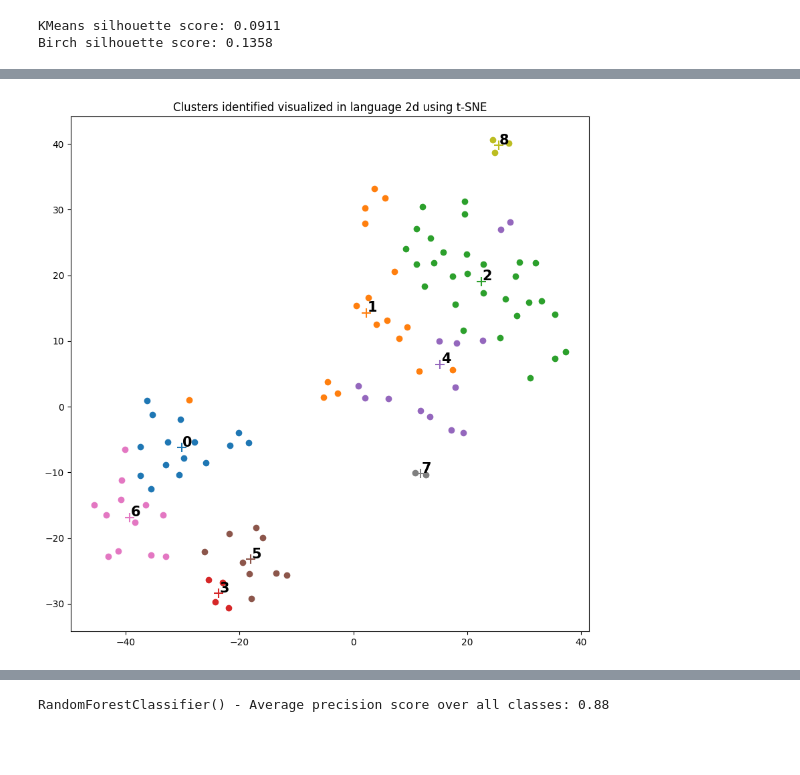
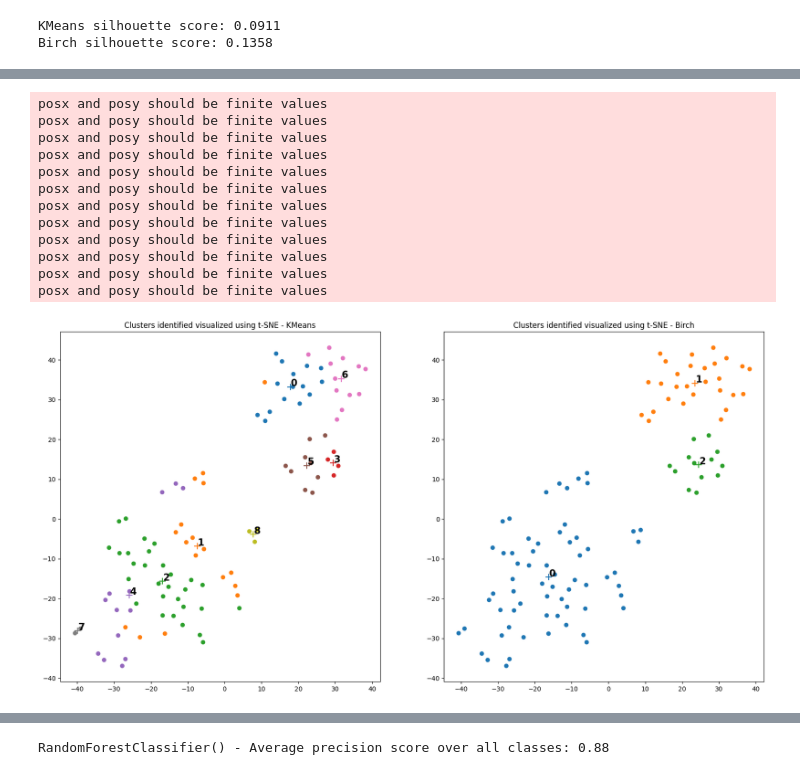
Before and after one commit to odu-emse/mms, a Jupyter notebook: gpt.ipynb, the cells around one changed output, grey strips where cells are left out. Drawn from its saved outputs; the diff is of its cells as text; code cells hidden in the pictures; blank space fills up the shorter version.

```diff
--- a/gpt.ipynb
+++ b/gpt.ipynb
@@ -280,8 +283,13 @@ df.head()
 # merge features and transcript columns
 
 df["combined"] = (
-  "Title: " + df.name.str.strip() + "; Description: " + df.features.str.strip() + "; Transcript: " + df.transcript.str.strip()
-  )
+    "Title: "
+    + df.name.str.strip()
+    + "; Description: "
+    + df.features.str.strip()
+    + "; Transcript: "
+    + df.transcript.str.strip()
+)
 
 df = df.drop(columns=["transcript", "features"])
 
@@ -394,7 +458,7 @@ cluster_results_km.head()
 # %%
 n_clusters = best_k
 
-kmeans = KMeans(n_clusters=n_clusters, init="k-means++", random_state=42, n_init='auto')
+kmeans = KMeans(n_clusters=n_clusters, init="k-means++", random_state=42, n_init="auto")
 kmeans.fit(matrix_copy)
 labels = kmeans.labels_
 df["cluster"] = labels
@@ -402,7 +466,12 @@ df["cluster"] = labels
 birch = Birch(n_clusters=best_birch, threshold=best_threshold)
 birch.fit(matrix_copy)
 labels = birch.predict(matrix_copy)
-df['birch'] = labels
+df["birch"] = labels
+
+dbscan = DBSCAN(eps=best_eps, min_samples=best_min_samples)
+dbscan.fit(matrix_copy)
+labels = dbscan.labels_
+df["dbscan"] = labels
 # %% [markdown]
 # Evaluation
 # %%
@@ -417,36 +497,61 @@ Birch silhouette score: 0.1358
 # %%
 from sklearn.manifold import TSNE
 import matplotlib.pyplot as plt
 import seaborn as sns
 
-tsne = TSNE(n_components=2, perplexity=16, random_state=42, init="random", learning_rate=200)
+tsne = TSNE(
+    n_components=2, perplexity=16, random_state=42, init="random", learning_rate=200
+)
 vis_dims2 = tsne.fit_transform(matrix)
 
 x = [x for x, y in vis_dims2]
 y = [y for x, y in vis_dims2]
 
 if n_clusters > 10:
-  palette = sns.color_palette("tab20", n_clusters).as_hex()
+    palette = sns.color_palette("tab20", n_clusters).as_hex()
 else:
-  palette = sns.color_palette("tab10", n_clusters).as_hex()
+    palette = sns.color_palette("tab10", n_clusters).as_hex()
 
-plt.figure(figsize=(10, 10))
+fig, ax = plt.subplots(1, 2, figsize=(20, 10))
+
+# plt.scatter(x, y, alpha=1, ax=ax[0])
 
 for category, color in enumerate(palette):
-  xs = np.array(x)[df.cluster == category]
-  ys = np.array(y)[df.cluster == category]
-  plt.scatter(xs, ys, color=color, alpha=1)
+    xs = np.array(x)[df.cluster == category]
+    ys = np.array(y)[df.cluster == category]
+    avg_x = xs.mean()
+    avg_y = ys.mean()
 
-  avg_x = xs.mean()
-  avg_y = ys.mean()
+    ax[0].scatter(xs, ys, color=color, alpha=1)
+    ax[0].text(avg_x + 0.15, avg_y + 0.15, category, fontsize=15, fontweight="bold")
+    ax[0].scatter(avg_x, avg_y, marker="+", color=color, s=100)
+    ax[0].set_title("Clusters identified visualized using t-SNE - KMeans")
 
-  plt.text(avg_x + 0.15, avg_y + 0.15, category, fontsize=15, fontweight='bold')
+    xs2 = np.array(x)[df.birch == category]
+    ys2 = np.array(y)[df.birch == category]
+    avg_x2 = xs2.mean()
+    avg_y2 = ys2.mean()
 
-  plt.scatter(avg_x, avg_y, marker="+", color=color, s=100)
-plt.title("Clusters identified visualized in language 2d using t-SNE")
+    ax[1].scatter(xs2, ys2, color=color, alpha=1)
+    ax[1].text(avg_x2 + 0.15, avg_y2 + 0.15, category, fontsize=15, fontweight="bold")
+    ax[1].scatter(avg_x2, avg_y2, marker="+", color=color, s=100)
+    ax[1].set_title("Clusters identified visualized using t-SNE - Birch")
+
 plt.show()
 # %% [output]
+posx and posy should be finite values
+posx and posy should be finite values
+posx and posy should be finite values
+posx and posy should be finite values
+posx and posy should be finite values
+posx and posy should be finite values
+posx and posy should be finite values
+posx and posy should be finite values
+posx and posy should be finite values
+posx and posy should be finite values
+posx and posy should be finite values
+posx and posy should be finite values
-[figure, old version]
+[figure, new version]
 # %%
 from sklearn.decomposition import PCA
 
```
Also changed, not shown: parts of 21 cells of this notebook, 2 other files.
